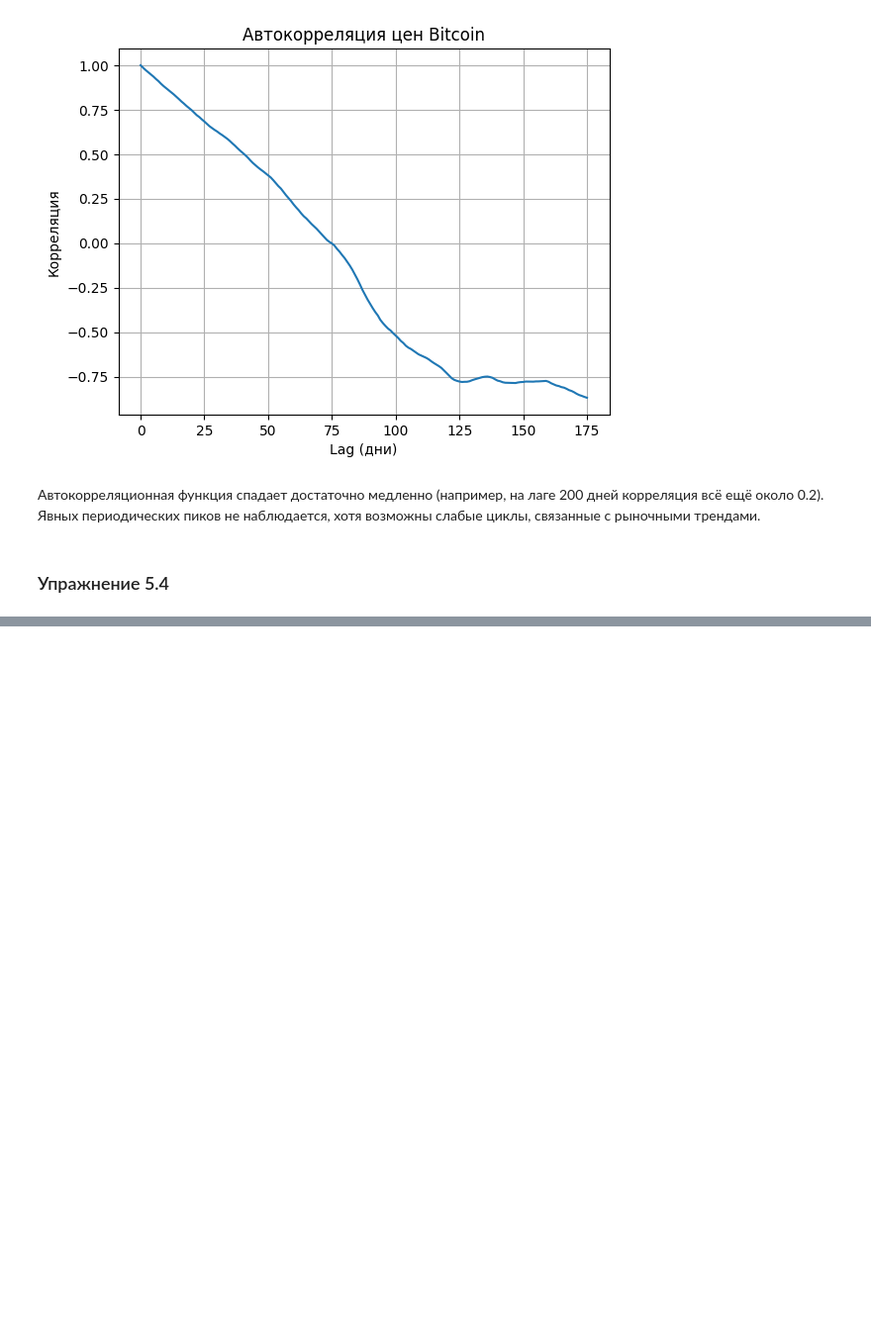
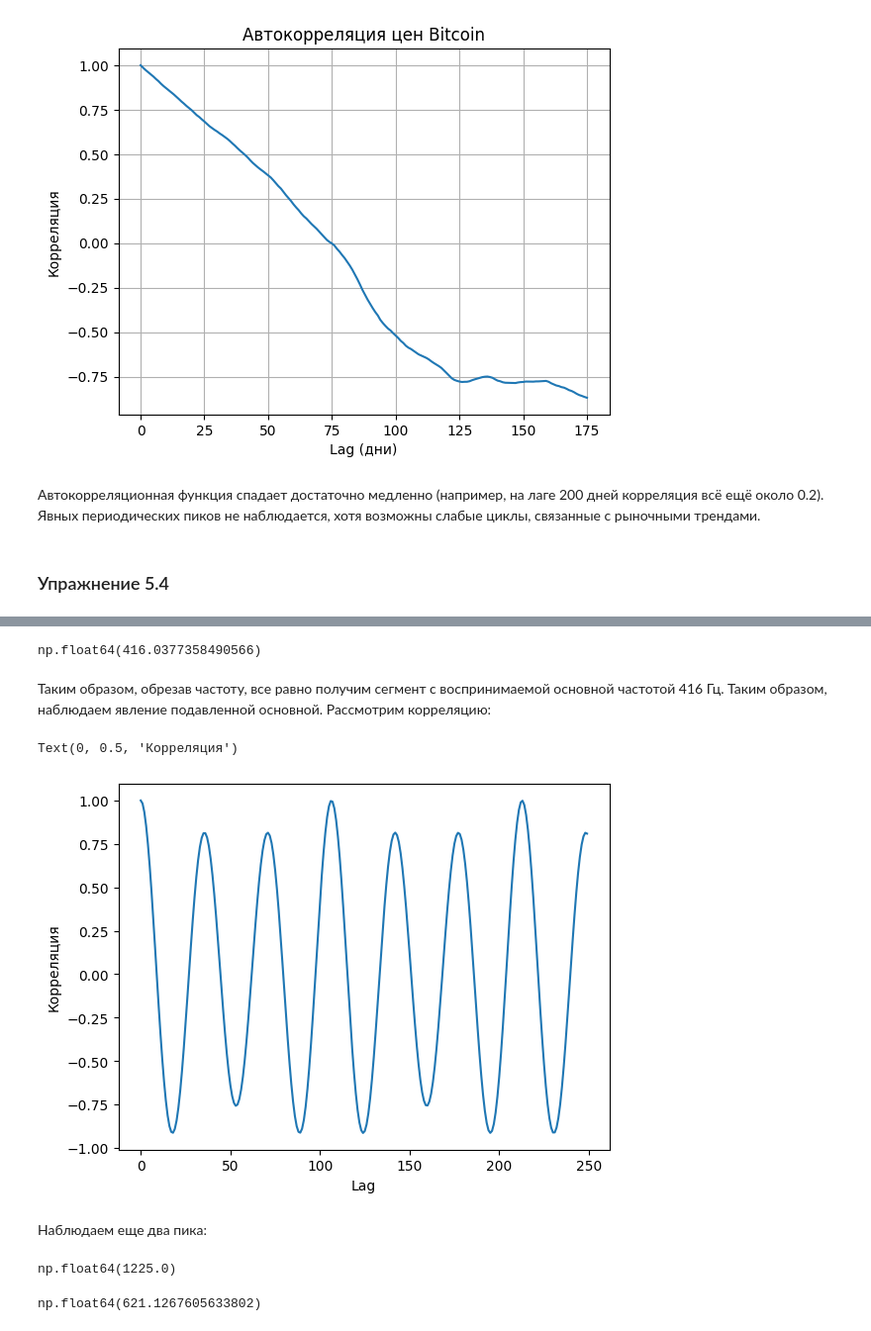
Before and after one commit to nktkk/TELECOM, a Jupyter notebook: 5_Fokin.ipynb, the cells around one changed output, grey strips where cells are left out. Shown at 99% size. Drawn from its saved outputs; the diff is of its cells as text; code cells hidden in the pictures; blank space fills up the shorter version.

```diff
--- a/5_Fokin.ipynb
+++ b/5_Fokin.ipynb
@@ -131,0 +202,3 @@ plt.show()
+# %%
+segment2 = spectrum2.make_wave()
+segment2.make_audio()
@@ -131,0 +207,27 @@ plt.show()
+# %%
+freq = estimate_fundamental(segment2, 100, 125)
+freq
+# %% [output]
+np.float64(416.0377358490566)
+# %% [markdown]
+Таким образом, обрезав частоту, все равно получим сегмент с воспринимаемой основной частотой 416 Гц. Таким образом, наблюдаем явление подавленной основной. Рассмотрим корреляцию:
+# %%
+lags, corrs = autocorr_stat(segment2)
+plt.plot(lags[:250], corrs[:250])
+plt.xlabel('Lag')
+plt.ylabel('Корреляция')
+# %% [output]
+Text(0, 0.5, 'Корреляция')
+[figure, added]
+# %% [markdown]
+Наблюдаем еще два пика:
+# %%
+freq = estimate_fundamental(segment2, 25, 50)
+freq
+# %% [output]
+np.float64(1225.0)
+# %%
+freq = estimate_fundamental(segment2, 50, 100)
+freq
+# %% [output]
+np.float64(621.1267605633802)
```
Also changed, not shown: parts of 22 cells of this notebook, 1 other file.
